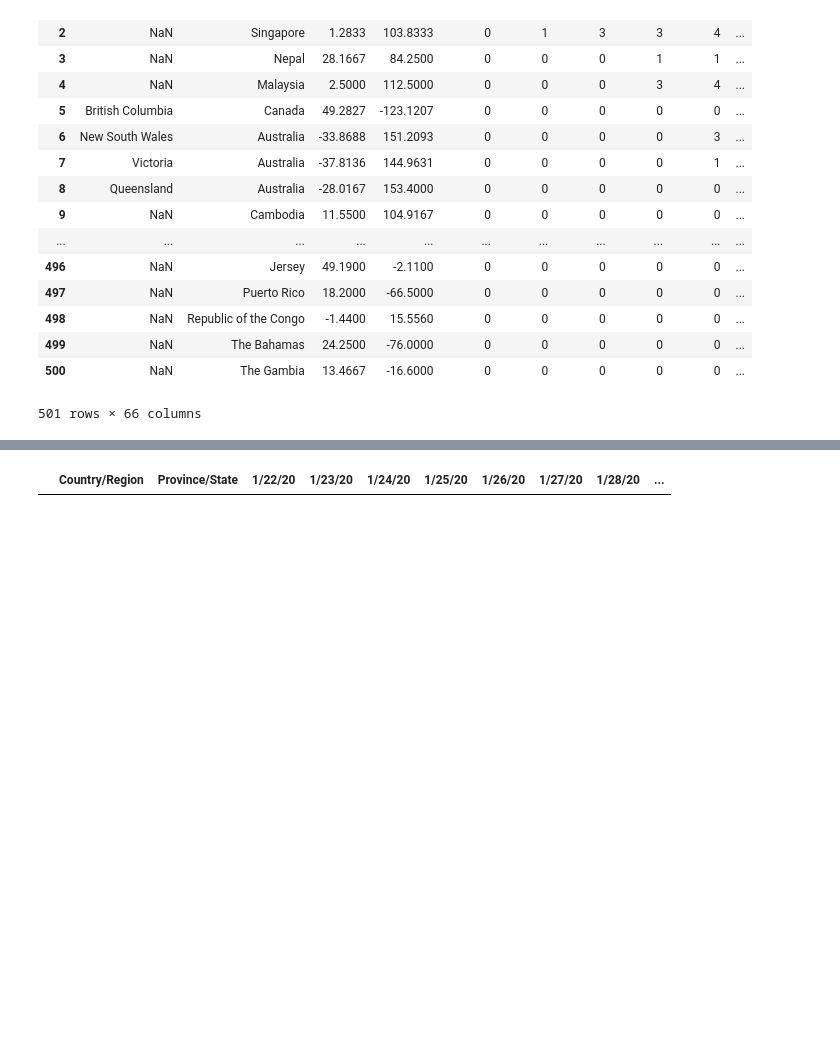
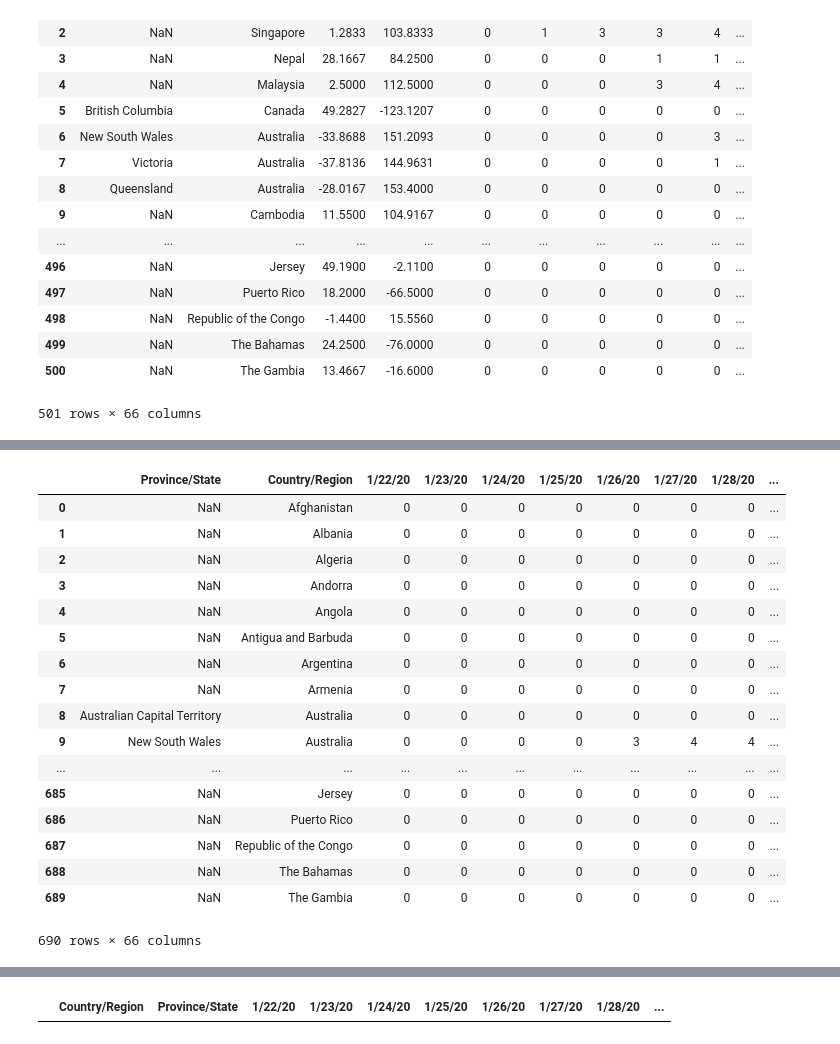
Before and after one commit to rmr1012/seeCOVID19, a Jupyter notebook: JHU Processor.ipynb, the cells around one changed output, grey strips where cells are left out. Saved outputs shown, nothing was run; the diff lists cells and outputs as text; code cells hidden in the pictures; blank space fills up the shorter version.

```diff
--- a/JHU Processor.ipynb
+++ b/JHU Processor.ipynb
@@ -197,6 +199,25 @@ newJHUCasesdf
 # %%
 
 JHUCasesdf=pd.merge(newJHUCasesdf,legacyJHUCasesdf,how="outer").drop(columns=["Lat","Long"])
-
+JHUCasesdf
 # mergedJHUDF
+# %% [output]
+|  | Province/State | Country/Region | 1/22/20 | 1/23/20 | 1/24/20 | 1/25/20 | 1/26/20 | 1/27/20 | 1/28/20 | ... |
+| 0 | NaN | Afghanistan | 0 | 0 | 0 | 0 | 0 | 0 | 0 | ... |
+| 1 | NaN | Albania | 0 | 0 | 0 | 0 | 0 | 0 | 0 | ... |
+| 2 | NaN | Algeria | 0 | 0 | 0 | 0 | 0 | 0 | 0 | ... |
+| 3 | NaN | Andorra | 0 | 0 | 0 | 0 | 0 | 0 | 0 | ... |
+| 4 | NaN | Angola | 0 | 0 | 0 | 0 | 0 | 0 | 0 | ... |
+| 5 | NaN | Antigua and Barbuda | 0 | 0 | 0 | 0 | 0 | 0 | 0 | ... |
+| 6 | NaN | Argentina | 0 | 0 | 0 | 0 | 0 | 0 | 0 | ... |
+| 7 | NaN | Armenia | 0 | 0 | 0 | 0 | 0 | 0 | 0 | ... |
+| 8 | Australian Capital Territory | Australia | 0 | 0 | 0 | 0 | 0 | 0 | 0 | ... |
+| 9 | New South Wales | Australia | 0 | 0 | 0 | 0 | 3 | 4 | 4 | ... |
+| ... | ... | ... | ... | ... | ... | ... | ... | ... | ... | ... |
+| 685 | NaN | Jersey | 0 | 0 | 0 | 0 | 0 | 0 | 0 | ... |
+| 686 | NaN | Puerto Rico | 0 | 0 | 0 | 0 | 0 | 0 | 0 | ... |
+| 687 | NaN | Republic of the Congo | 0 | 0 | 0 | 0 | 0 | 0 | 0 | ... |
+| 688 | NaN | The Bahamas | 0 | 0 | 0 | 0 | 0 | 0 | 0 | ... |
+| 689 | NaN | The Gambia | 0 | 0 | 0 | 0 | 0 | 0 | 0 | ... |
+690 rows × 66 columns
 # %%
```
Also changed, not shown: parts of 42 cells of this notebook, 7 other files.
